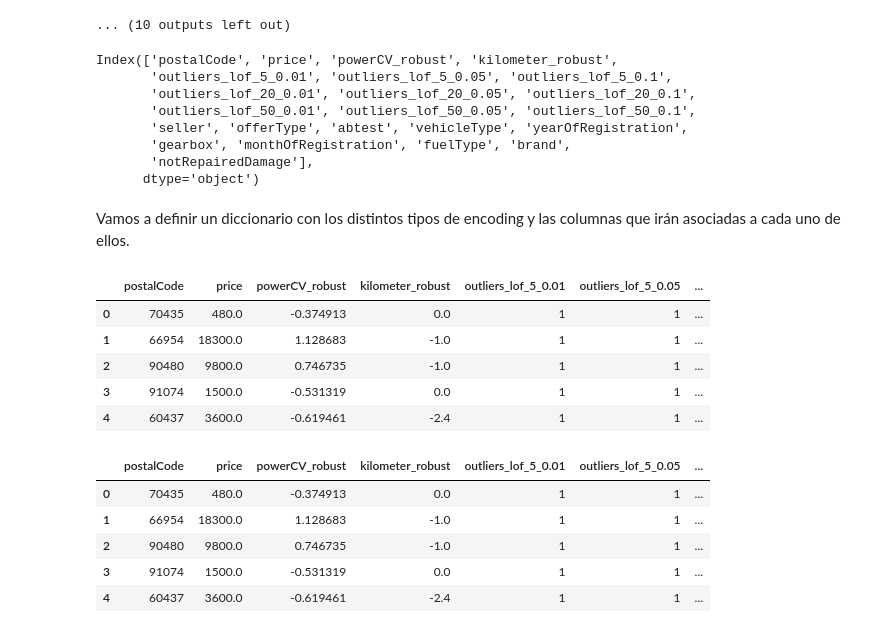
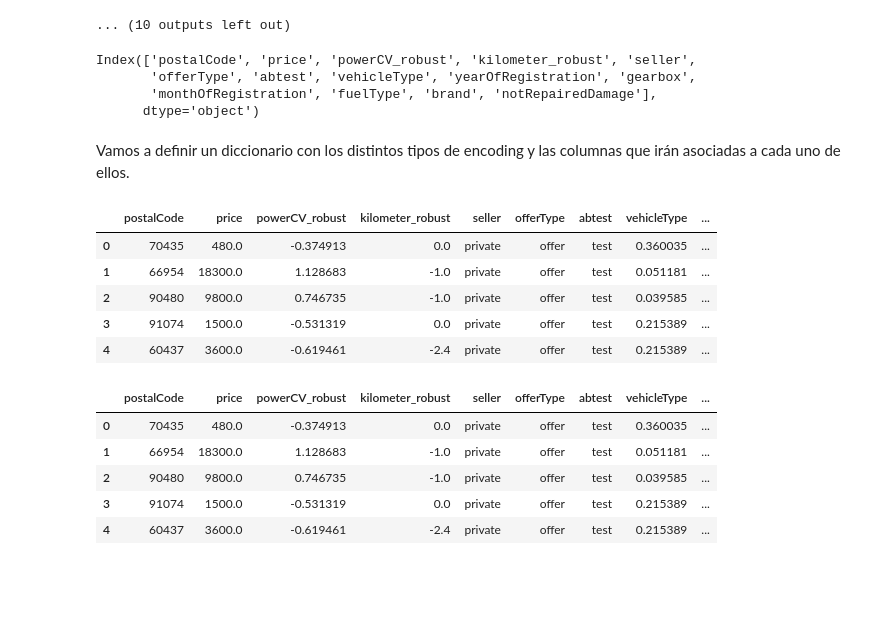
Before and after one commit to Rcm89/laboratorio-modulo7-leccion01-eda-nulos, a Jupyter notebook: laboratorio-modulo7-leccion04-encoding.ipynb, the cells around one changed output. Saved outputs shown, nothing was run; the diff lists cells and outputs as text; code cells hidden in the pictures; blank space fills up the shorter version.

Commit message:
diccionario y onehot corregidos en encoding

```diff
--- a/laboratorio-modulo7-leccion04-encoding.ipynb
+++ b/laboratorio-modulo7-leccion04-encoding.ipynb
@@ -76,3 +76,8 @@ Data columns (total 23 columns):
  22  notRepairedDamage     371528 non-null  object
 dtypes: float64(4), int64(10), object(9)
 memory usage: 68.0+ MB
+# %%
+df = df.drop(['outliers_lof_5_0.01', 'outliers_lof_5_0.05', 'outliers_lof_5_0.1',
+'outliers_lof_20_0.01', 'outliers_lof_20_0.05', 'outliers_lof_20_0.1',
+'outliers_lof_50_0.01', 'outliers_lof_50_0.05', 'outliers_lof_50_0.1',], axis = 1)
+df.head()
@@ -245,23 +257,22 @@ Los resultados del test de Tukey son:
 # %%
 df.columns
 # %% [output]
-Index(['postalCode', 'price', 'powerCV_robust', 'kilometer_robust',
-       'outliers_lof_5_0.01', 'outliers_lof_5_0.05', 'outliers_lof_5_0.1',
-       'outliers_lof_20_0.01', 'outliers_lof_20_0.05', 'outliers_lof_20_0.1',
-       'outliers_lof_50_0.01', 'outliers_lof_50_0.05', 'outliers_lof_50_0.1',
-       'seller', 'offerType', 'abtest', 'vehicleType', 'yearOfRegistration',
-       'gearbox', 'monthOfRegistration', 'fuelType', 'brand',
-       'notRepairedDamage'],
+Index(['postalCode', 'price', 'powerCV_robust', 'kilometer_robust', 'seller',
+       'offerType', 'abtest', 'vehicleType', 'yearOfRegistration', 'gearbox',
+       'monthOfRegistration', 'fuelType', 'brand', 'notRepairedDamage'],
       dtype='object')
 # %% [markdown]
 Vamos a definir un diccionario con los distintos tipos de encoding y las columnas que irán asociadas a cada uno de ellos.
 # %%
-diccionario_encoding = {"onehot": [], # no metemos ninguna columna porque todas nuestras columnas tienen orden
+diccionario_encoding = {"onehot": {
+                                'seller': ['private', 'commercial'],
+                                'offerType': ['offer', 'request'],
+                                'abtest': ['test', 'control']
+                                },
                         "dummies": [], # no metemos ninguna columna porque todas tienen orden
                         'ordinal' : [],
-                        "label": [] , # no metemos ninguna columna porque no queremos en ningún caso que se asignen las categorías de forma aleatoria
+                        "label": [], # no metemos ninguna columna porque no queremos en ningún caso que se asignen las categorías de forma aleatoria
                         "frequency": {
-                                    'abtest': ['test', 'control'],
                                     'vehicleType': ['desconocido', 'coupe', 'suv', 'small car', 'convertible', 'bus', 'combi', 'other'],
                                     'yearOfRegistration': ['Clásico', 'Moderno', 'Desconocido', 'Reciente', 'Antiguo'],
                                     'gearbox': ['manually', 'automatic', 'desconocido'],
@@ -269,29 +280,29 @@ diccionario_encoding = {"onehot": [], # no metemos ninguna columna porque todas
                                     'fuelType': ['petrol', 'diesel', 'desconocido', 'lpg', 'other', 'hybrid', 'cng', 'electro'],
                                     'brand': ['volkswagen', 'audi', 'jeep', 'skoda', 'bmw', 'peugeot', 'ford', 'mazda', 'nissan', 'renault', 'mercedes_benz', 'opel', 'seat', 'citroen', 'honda', 'fiat', 'mini', 'smart', 'hyundai', 'sonstige_autos', 'alfa_romeo', 'subaru', 'volvo', 'mitsubishi', 'kia', 'suzuki', 'lancia', 'porsche', 'toyota', 'chevrolet', 'dacia', 'daihatsu', 'trabant', 'saab', 'chrysler', 'jaguar', 'daewoo', 'rover', 'land_rover', 'lada'],
                                     'notRepairedDamage': ['desconocido', 'yes', 'no'],
-                                    'seller': ['private', 'commercial'],
-                                    'offerType': ['offer', 'request']
-                                    }, # no metemos ninguna columna porque no coincide el orden del value counts con las categorias y la variable respuesta
+                                     }, # no metemos ninguna columna porque no coincide el orden del value counts con las categorias y la variable respuesta
                         "target": []
                         }
 # %%
 # Iniciamos la isntancia de encoding
 encoding = se.Encoding(df, diccionario_encoding, 'price')
 # %%
-encoding.frequency_encoding().head()
+df = encoding.frequency_encoding()
+df.head()
 # %% [output]
-|  | postalCode | price | powerCV_robust | kilometer_robust | outliers_lof_5_0.01 | outliers_lof_5_0.05 | ... |
-| 0 | 70435 | 480.0 | -0.374913 | 0.0 | 1 | 1 | ... |
-| 1 | 66954 | 18300.0 | 1.128683 | -1.0 | 1 | 1 | ... |
-| 2 | 90480 | 9800.0 | 0.746735 | -1.0 | 1 | 1 | ... |
-| 3 | 91074 | 1500.0 | -0.531319 | 0.0 | 1 | 1 | ... |
-| 4 | 60437 | 3600.0 | -0.619461 | -2.4 | 1 | 1 | ... |
+|  | postalCode | price | powerCV_robust | kilometer_robust | seller | offerType | abtest | vehicleType | ... |
+| 0 | 70435 | 480.0 | -0.374913 | 0.0 | private | offer | test | 0.360035 | ... |
+| 1 | 66954 | 18300.0 | 1.128683 | -1.0 | private | offer | test | 0.051181 | ... |
+| 2 | 90480 | 9800.0 | 0.746735 | -1.0 | private | offer | test | 0.039585 | ... |
+| 3 | 91074 | 1500.0 | -0.531319 | 0.0 | private | offer | test | 0.215389 | ... |
+| 4 | 60437 | 3600.0 | -0.619461 | -2.4 | private | offer | test | 0.215389 | ... |
 # %%
-encoding.one_hot_encoding().head()
+df = encoding.one_hot_encoding()
+df.head()
 # %% [output]
-|  | postalCode | price | powerCV_robust | kilometer_robust | outliers_lof_5_0.01 | outliers_lof_5_0.05 | ... |
-| 0 | 70435 | 480.0 | -0.374913 | 0.0 | 1 | 1 | ... |
-| 1 | 66954 | 18300.0 | 1.128683 | -1.0 | 1 | 1 | ... |
-| 2 | 90480 | 9800.0 | 0.746735 | -1.0 | 1 | 1 | ... |
-| 3 | 91074 | 1500.0 | -0.531319 | 0.0 | 1 | 1 | ... |
-| 4 | 60437 | 3600.0 | -0.619461 | -2.4 | 1 | 1 | ... |
+|  | postalCode | price | powerCV_robust | kilometer_robust | seller | offerType | abtest | vehicleType | ... |
+| 0 | 70435 | 480.0 | -0.374913 | 0.0 | private | offer | test | 0.360035 | ... |
+| 1 | 66954 | 18300.0 | 1.128683 | -1.0 | private | offer | test | 0.051181 | ... |
+| 2 | 90480 | 9800.0 | 0.746735 | -1.0 | private | offer | test | 0.039585 | ... |
+| 3 | 91074 | 1500.0 | -0.531319 | 0.0 | private | offer | test | 0.215389 | ... |
+| 4 | 60437 | 3600.0 | -0.619461 | -2.4 | private | offer | test | 0.215389 | ... |
```
Also changed, not shown: parts of 1 cell of this notebook, 1 other file.
